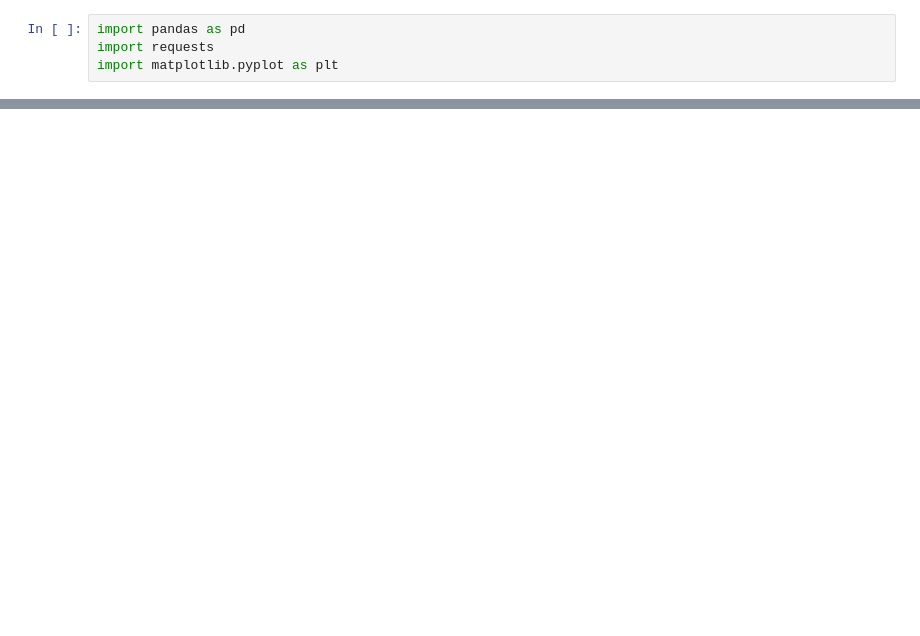
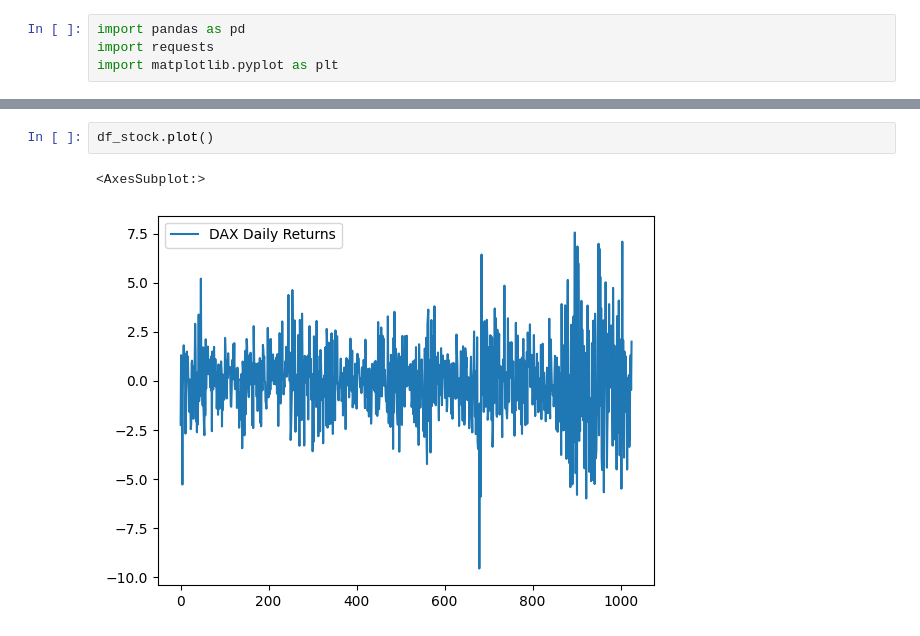
Before and after one commit to eduardo-contreras-dominguez/Time-Series-Analysis, a Jupyter notebook: Chapter 1 (Individual Time Series Analysis).ipynb, the cells around one changed output, grey strips where cells are left out. Cells and saved outputs as stored; diff of their text form; blank space fills up the shorter version.

```diff
--- a/Chapter 1 (Individual Time Series Analysis).ipynb
+++ b/Chapter 1 (Individual Time Series Analysis).ipynb
@@ -16,0 +58,5 @@ df_fix["Quaterly Changes"].plot()
+# %%
+df_stock.plot()
+# %% [output]
+<AxesSubplot:>
+[figure, added]
```
Also changed, not shown: parts of 10 cells of this notebook, 1 other file.
